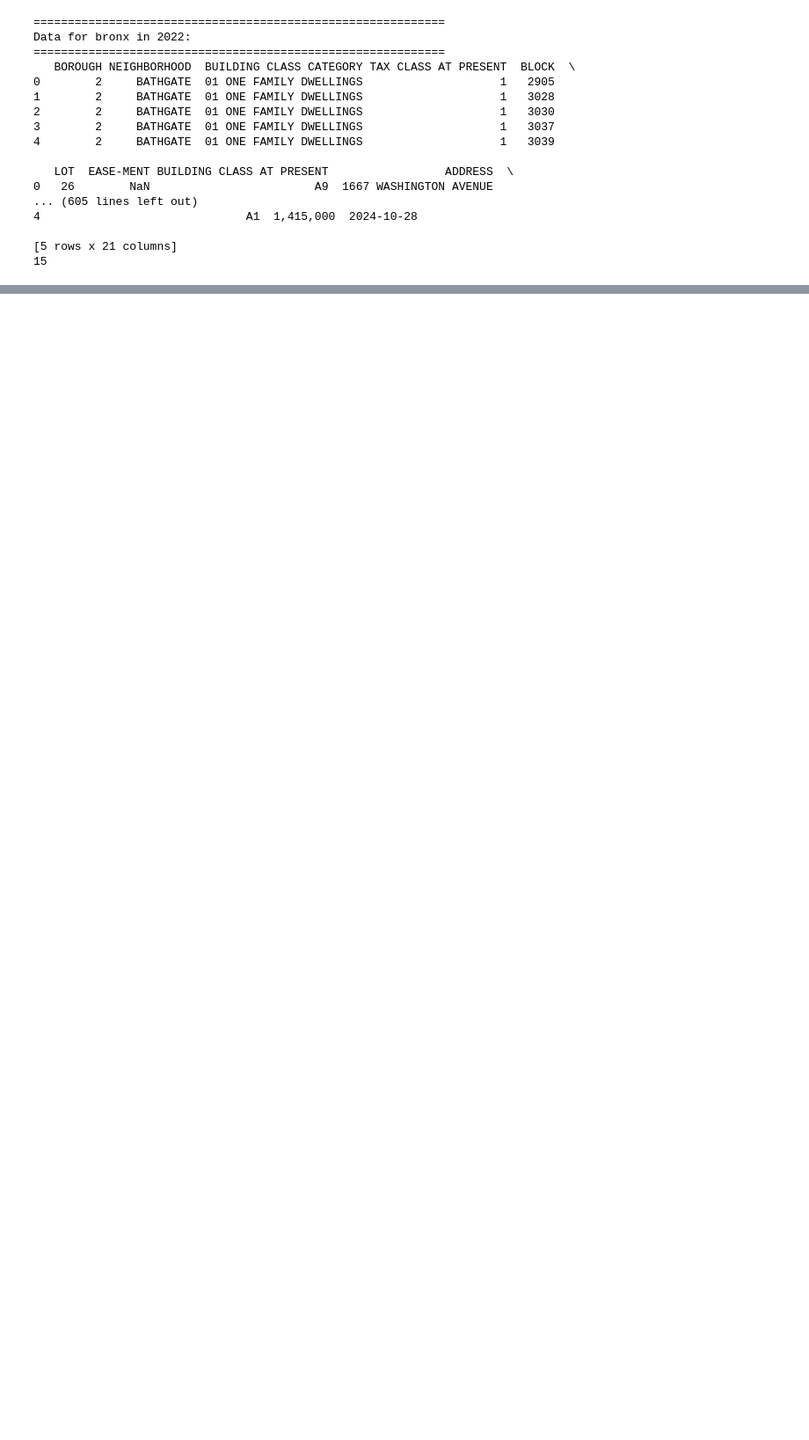
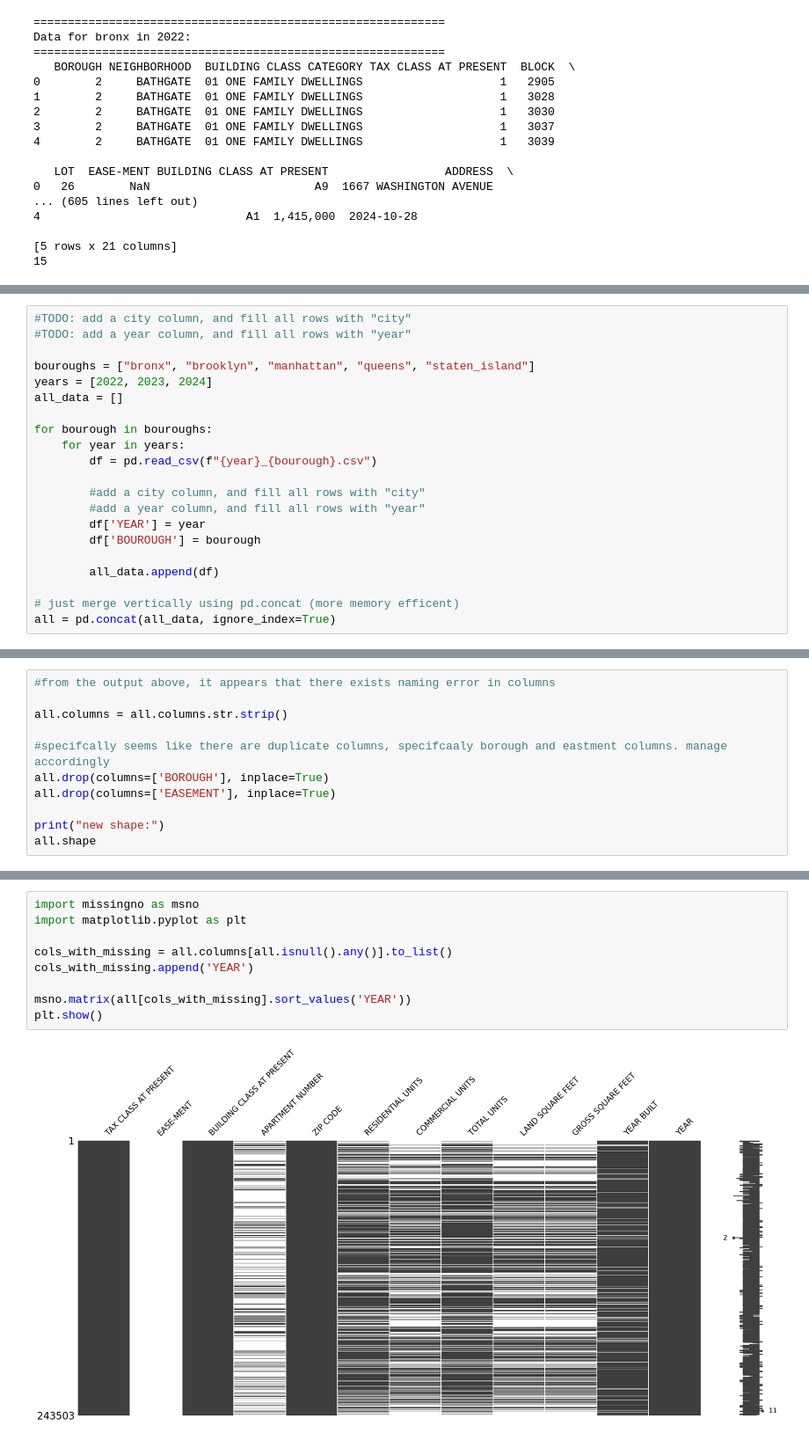
Before and after one commit to amandacao2/NYC-Property-Sales-, a Jupyter notebook: Data.ipynb, the cells around one changed output, grey strips where cells are left out. Shown at 88% size. Saved outputs shown, nothing was run; the diff lists cells and outputs as text; blank space fills up the shorter version.

```diff
--- a/Data.ipynb
+++ b/Data.ipynb
@@ -39,0 +42,21 @@ Merging into one large CSV
+# %%
+#TODO: add a city column, and fill all rows with "city"
+#TODO: add a year column, and fill all rows with "year"
+
+bouroughs = ["bronx", "brooklyn", "manhattan", "queens", "staten_island"]
+years = [2022, 2023, 2024]
+all_data = []
+
+for bourough in bouroughs:
+    for year in years:
+        df = pd.read_csv(f"{year}_{bourough}.csv")
+
+        #add a city column, and fill all rows with "city"
+        #add a year column, and fill all rows with "year"
+        df['YEAR'] = year
+        df['BOUROUGH'] = bourough
+
+        all_data.append(df)
+
+# just merge vertically using pd.concat (more memory efficent)
+all = pd.concat(all_data, ignore_index=True)
@@ -39,0 +104,11 @@ Merging into one large CSV
+# %%
+#from the output above, it appears that there exists naming error in columns
+
+all.columns = all.columns.str.strip()
+
+#specifcally seems like there are duplicate columns, specifcaaly borough and eastment columns. manage accordingly
+all.drop(columns=['BOROUGH'], inplace=True)
+all.drop(columns=['EASEMENT'], inplace=True)
+
+print("new shape:")
+all.shape
@@ -39,0 +120,11 @@ Merging into one large CSV
+# %%
+import missingno as msno
+import matplotlib.pyplot as plt
+
+cols_with_missing = all.columns[all.isnull().any()].to_list()
+cols_with_missing.append('YEAR')
+
+msno.matrix(all[cols_with_missing].sort_values('YEAR'))
+plt.show()
+# %% [output]
+[figure, added]
```
Also changed, not shown: parts of 21 cells of this notebook, 5 other files.
